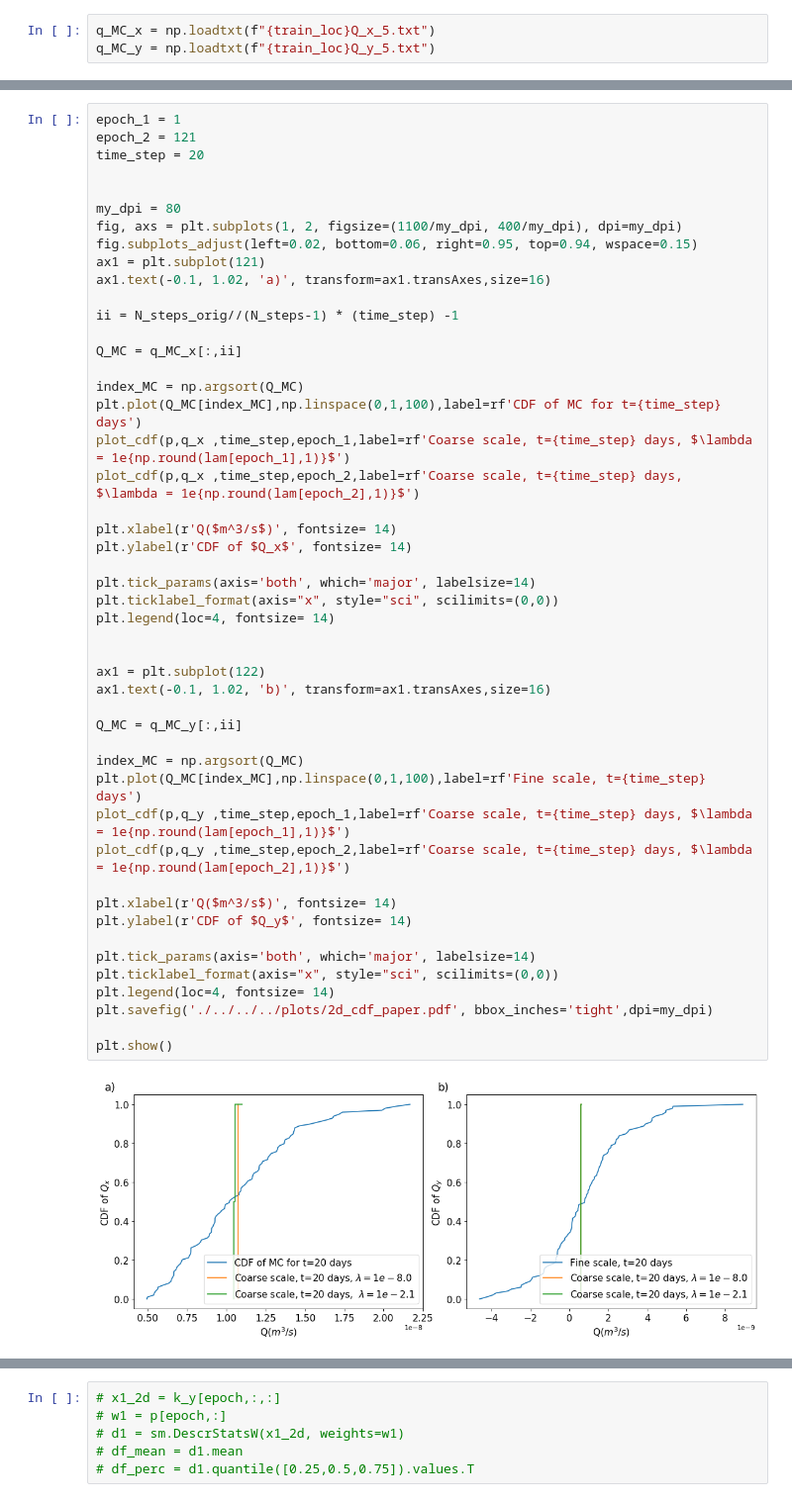
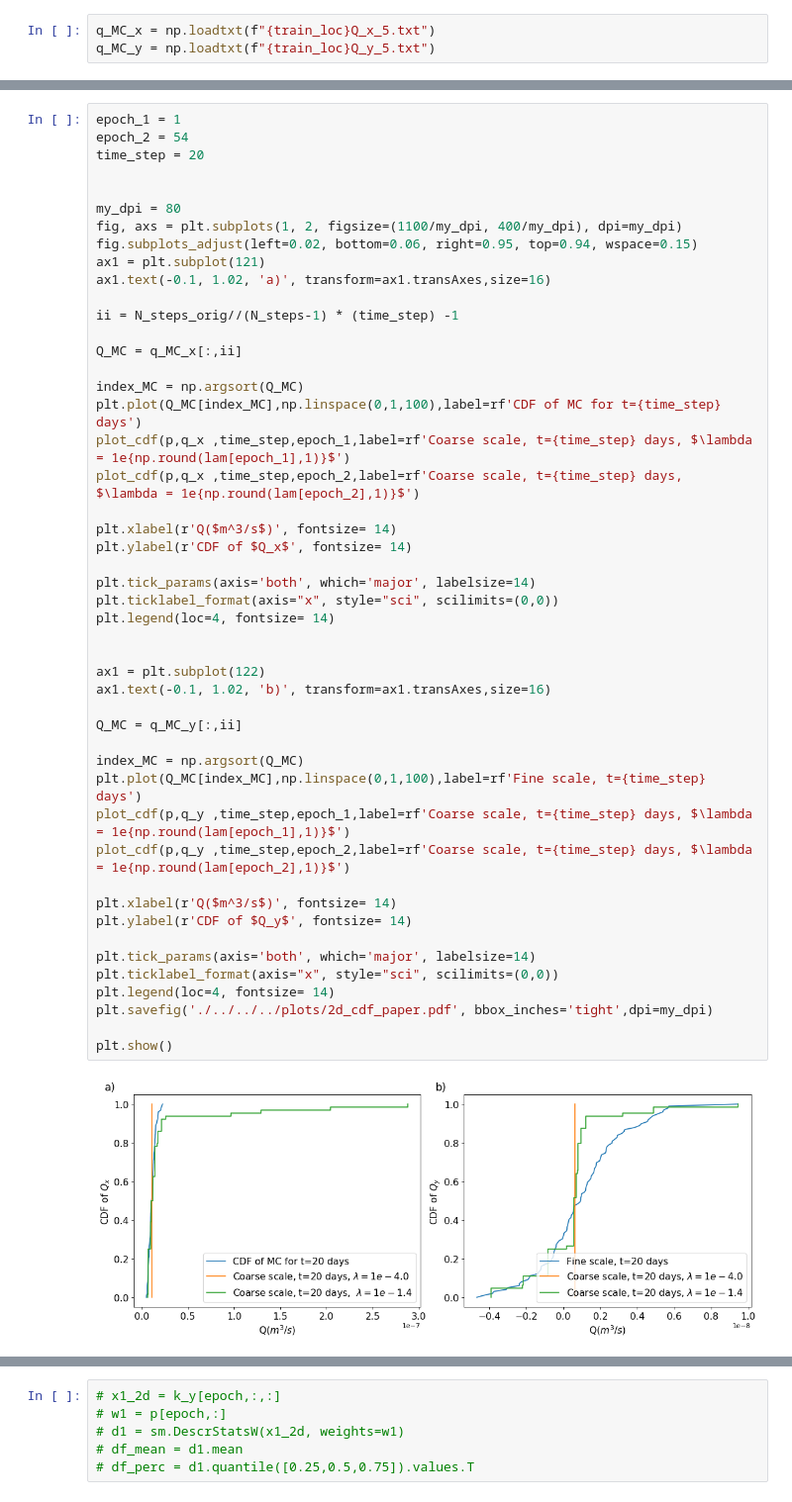
Before and after one commit to dbelivanis/Information-Theory-2, a Jupyter notebook: Optimization/check.ipynb, the cells around one changed output, grey strips where cells are left out. Shown: that part at 99% size. Drawn from its saved outputs; the diff is of its cells as text.

```diff
--- a/Optimization/check.ipynb
+++ b/Optimization/check.ipynb
@@ -95,6 +95,6 @@ plt.plot(np.linspace(1,1800,N_steps),q_x[epoch,0:4,:].min(axis=0))
 # %%
 epoch_1 = 1
-epoch_2 = 121
+epoch_2 = 54
 time_step = 20
 
 
@@ -114,34 +114,34 @@ plot_cdf(p,q_x ,time_step,epoch_1,label=rf'Coarse scale, t={time_step} days, $\l
 plot_cdf(p,q_x ,time_step,epoch_2,label=rf'Coarse scale, t={time_step} days,  $\lambda = 1e{np.round(lam[epoch_2],1)}$')
 
 plt.xlabel(r'Q($m^3/s$)', fontsize= 14)
 plt.ylabel(r'CDF of $Q_x$', fontsize= 14)
 
 plt.tick_params(axis='both', which='major', labelsize=14)
 plt.ticklabel_format(axis="x", style="sci", scilimits=(0,0))
 plt.legend(loc=4, fontsize= 14)
 
 
 ax1 = plt.subplot(122)
 ax1.text(-0.1, 1.02, 'b)', transform=ax1.transAxes,size=16)
 
 Q_MC = q_MC_y[:,ii]
 
 index_MC = np.argsort(Q_MC)
 plt.plot(Q_MC[index_MC],np.linspace(0,1,100),label=rf'Fine scale, t={time_step} days')
 plot_cdf(p,q_y ,time_step,epoch_1,label=rf'Coarse scale, t={time_step} days, $\lambda = 1e{np.round(lam[epoch_1],1)}$')
 plot_cdf(p,q_y ,time_step,epoch_2,label=rf'Coarse scale, t={time_step} days, $\lambda = 1e{np.round(lam[epoch_2],1)}$')
 
 plt.xlabel(r'Q($m^3/s$)', fontsize= 14)
 plt.ylabel(r'CDF of $Q_y$', fontsize= 14)
 
 plt.tick_params(axis='both', which='major', labelsize=14)
 plt.ticklabel_format(axis="x", style="sci", scilimits=(0,0))
 plt.legend(loc=4, fontsize= 14)
 plt.savefig('./../../../plots/2d_cdf_paper.pdf', bbox_inches='tight',dpi=my_dpi)
 
 plt.show()
 # %% [output]
-[figure, old version]
+[figure, new version]
 # %%
 q_x[epoch,:,39]
 # %% [output]
```
Also changed, not shown: parts of 9 cells of this notebook, 2 other files.
